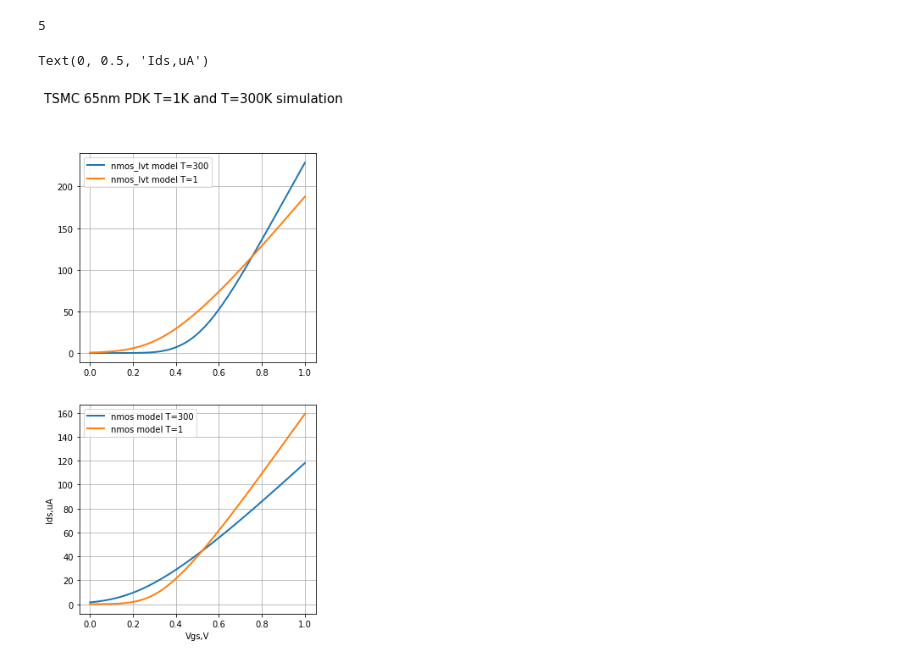
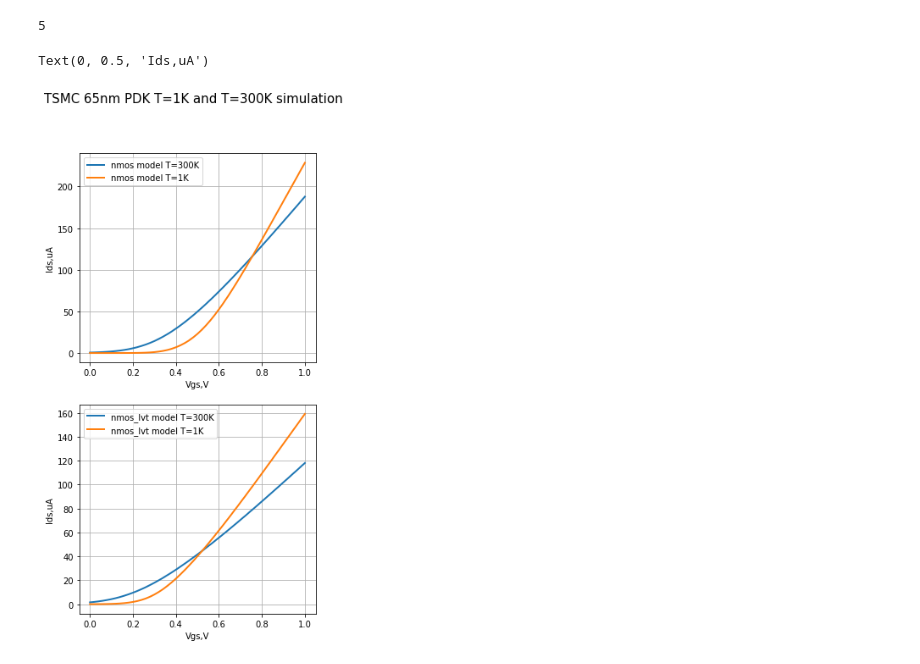
Before and after one commit to mikprin/charts, a Jupyter notebook: scetch/Cryo_Mos.ipynb, the cells around one changed output. Cells and saved outputs as stored; diff of their text form; code cells hidden in the pictures.

Commit message:
proper 2 plot graph

```diff
--- a/scetch/Cryo_Mos.ipynb
+++ b/scetch/Cryo_Mos.ipynb
@@ -54,26 +54,35 @@ Ids_nmos = [ Mosfet_IV.iloc[:,i]*1e6 for i in range(1, len(Mosfet_IV.head()), 2)
 # %%
 #fig=plt.figure(figsize=(4,6), dpi= 100, facecolor='w', edgecolor='k')
 #ax2 = plt.axes()
 
 #plt.title("TSMC 65nm PDK T=1K simulation")
+
+
 fig, axs = plt.subplots(2)
 fig.set_size_inches(5, 10)
 fig.suptitle('TSMC 65nm PDK T=1K and T=300K simulation', fontsize=15)
-axs[0].plot(Vds,Mosfet_IV.iloc[:,1]*1e6,label="nmos_lvt model T=300",linewidth=2.0)
-axs[0].plot(Vds,Mosfet_IV.iloc[:,7]*1e6,label="nmos_lvt model T=1",linewidth=2.0)
-axs[1].plot(Vds,Mosfet_IV.iloc[:,3]*1e6,label="nmos model T=300",linewidth=2.0)
-axs[1].plot(Vds,Mosfet_IV.iloc[:,5]*1e6,label="nmos model T=1",linewidth=2.0)
+axs[0].plot(Mosfet_IV.iloc[:,6],Mosfet_IV.iloc[:,7]*1e6,label="nmos model T=300K",linewidth=2.0)
+axs[0].plot(Mosfet_IV.iloc[:,0],Mosfet_IV.iloc[:,1]*1e6,label="nmos model T=1K",linewidth=2.0)
+
+axs[1].plot(Mosfet_IV.iloc[:,2],Mosfet_IV.iloc[:,3]*1e6,label="nmos_lvt model T=300K",linewidth=2.0)
+axs[1].plot(Mosfet_IV.iloc[:,4],Mosfet_IV.iloc[:,5]*1e6,label="nmos_lvt model T=1K",linewidth=2.0)
 
 #ax2.legend(['A simple line'])
 axs[0].legend(loc='upper left')
 axs[1].legend(loc='upper left')
 axs[0].grid()
 axs[1].grid()
-plt.xlabel('Vgs,V')
-plt.ylabel('Ids,uA')
+#plt.xlabel('Vgs,V')
+#plt.ylabel('Ids,uA')
+
+axs[0].set_xlabel('Vgs,V')
+axs[0].set_ylabel('Ids,uA')
+
+axs[1].set_xlabel('Vgs,V')
+axs[1].set_ylabel('Ids,uA')
 #plt.figure(figsize=(10, 15))
 #plt.figure(figsize=(2, 8), dpi=400)
 #plt.show()
 # %% [output]
 Text(0, 0.5, 'Ids,uA')
-[figure, old version]
+[figure, new version]
```
Also changed, not shown: 1 other file.
